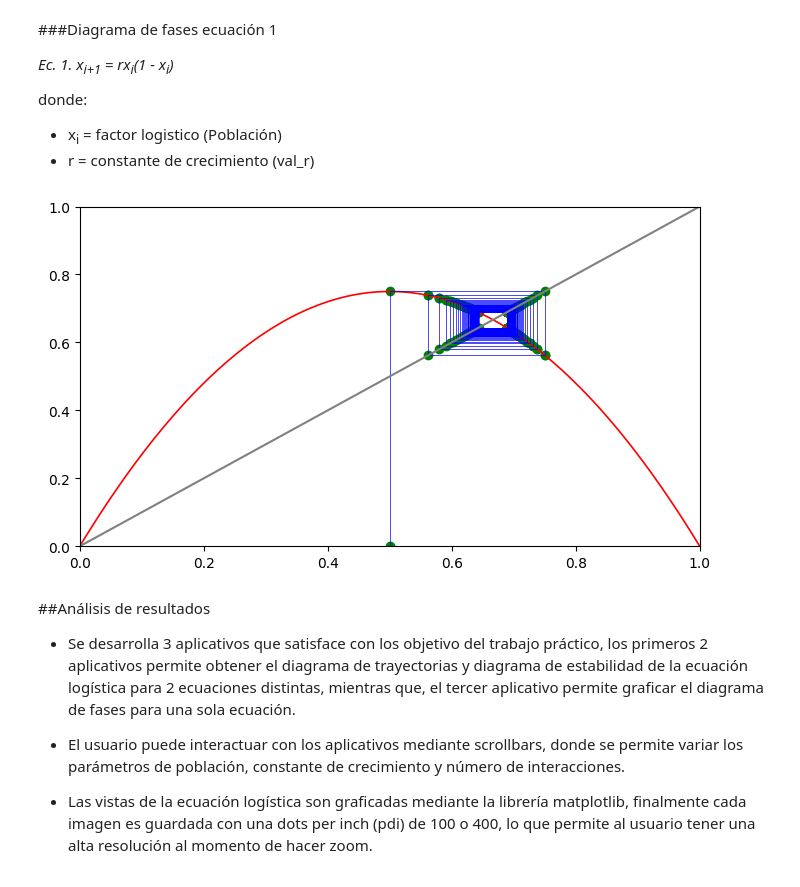
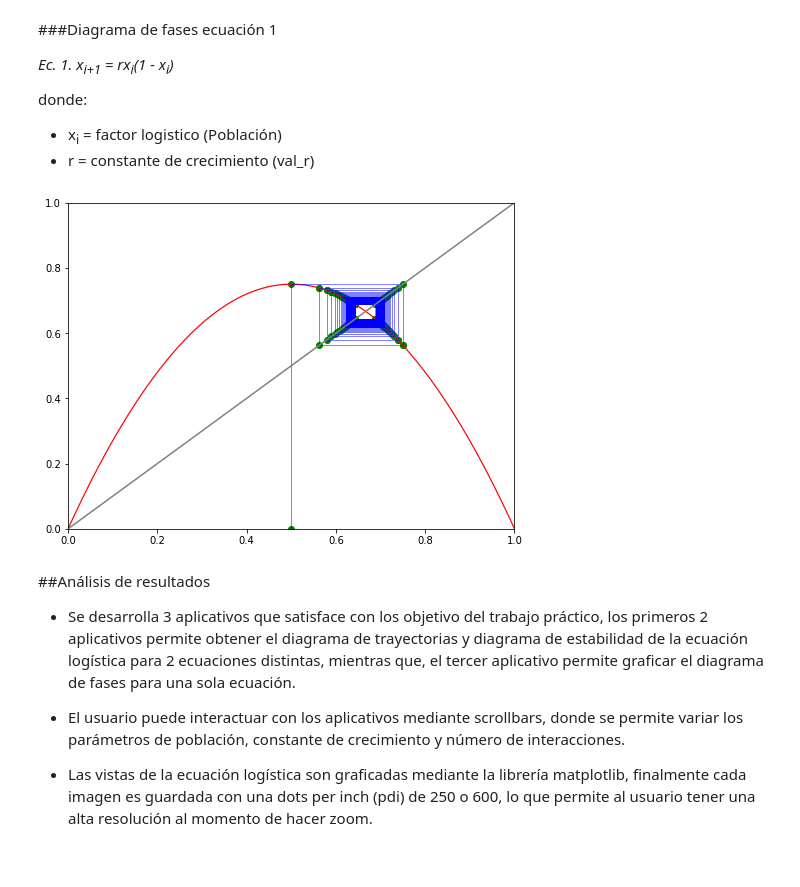
Before and after one commit to RonnyGuevara/Fractal_Images, a Jupyter notebook: TP3/TP3_FI.ipynb, the cells around one changed output. Drawn from its saved outputs; the diff is of its cells as text; code cells hidden in the pictures.

```diff
--- a/TP3/TP3_FI.ipynb
+++ b/TP3/TP3_FI.ipynb
@@ -177,36 +177,36 @@ def get_points(model, r, x, n):
     global get_points
     global mix
     get_points = [(x, 0)]
     for _ in range(n):
         y1 = model(x, r)
         get_points.append((x, y1))
         get_points.append((y1, y1))
         y2 = model(y1, r)
         get_points.append((y1, y2))
         x = y1
     mix = zip(*get_points)
     out = np.array(get_points)
     return out[:,0], out[:,1]
 
 
-fig=plt.figure(figsize=(8,4.5), dpi=100)
+fig=plt.figure(figsize=(8,6))
 x_values, y_values = get_function_points(
                         model=modelo, r=val_r, n=n, start=0, end=1)
 
 cobweb_x_vals, cobweb_y_vals = get_points(
                         model=modelo, r=val_r, x=x0, n=n)
 
 
 plt.plot(x_values, y_values, linewidth=1.2, c='red')
 plt.scatter(cobweb_x_vals, cobweb_y_vals, c='green')
 plt.plot(cobweb_x_vals, cobweb_y_vals,linewidth=0.5, c='blue')
 plt.plot((0,1), (0,1), c='gray')
 plt.xlim((0,1))
 plt.ylim((0,1))
-plt.savefig('diagrama_fases_ec1.png')
+plt.savefig('diagrama_fases_ec1.png',dpi=250)
 plt.show()
 # %% [output]
-[figure, old version]
+[figure, new version]
 # %% [markdown]
 ##Análisis de resultados
 
@@ -214,4 +214,4 @@ plt.show()
 
 *   El usuario puede interactuar con los aplicativos mediante scrollbars, donde se permite variar los parámetros de población, constante de crecimiento y número de interacciones.
 
-*   Las vistas de la ecuación logística son graficadas mediante la librería matplotlib, finalmente cada imagen es guardada con una dots per inch (pdi) de 100 o 400, lo que permite al usuario tener una alta resolución al momento de hacer zoom.
+*   Las vistas de la ecuación logística son graficadas mediante la librería matplotlib, finalmente cada imagen es guardada con una dots per inch (pdi) de 250 o 600, lo que permite al usuario tener una alta resolución al momento de hacer zoom.
```
Also changed, not shown: parts of 2 cells of this notebook.
